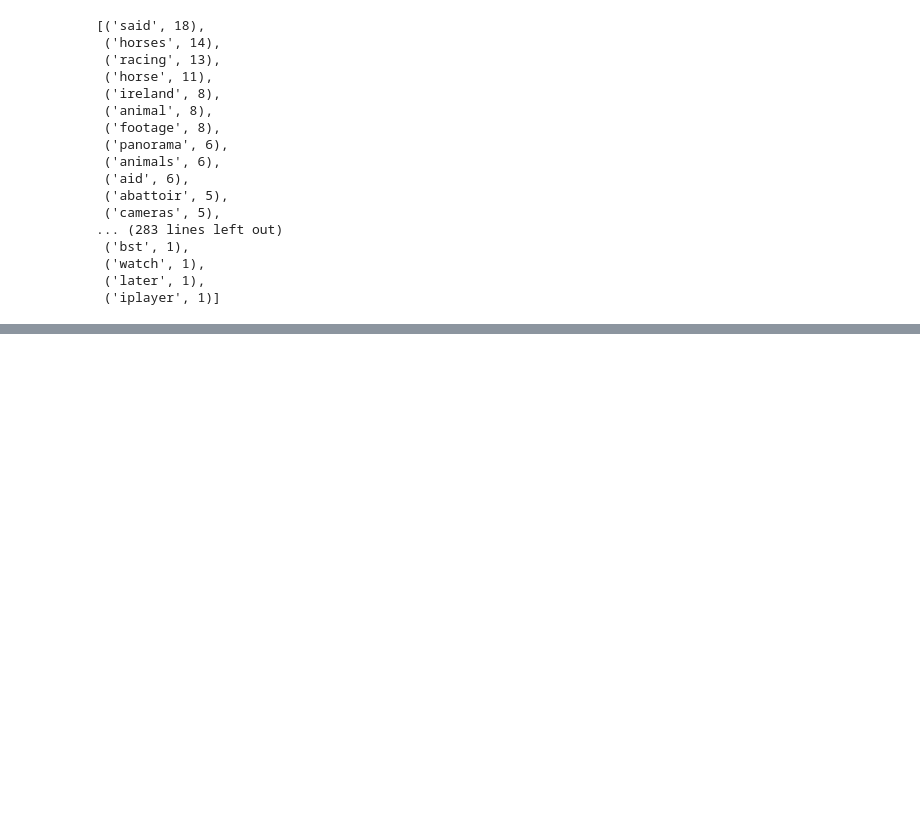
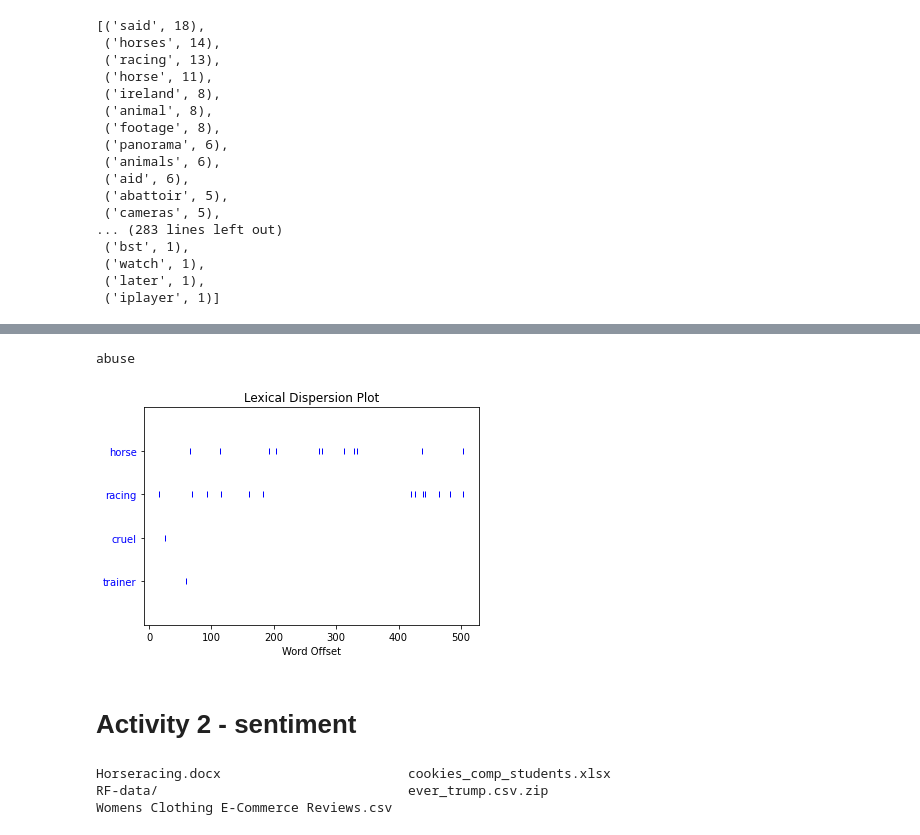
Before and after one commit to student-IH-labs-and-stuff/BCNDATA2022, a Jupyter notebook: ClassMaterials/Week8/sians_notebooks/nlp_taster_30May.ipynb, the cells around one changed output, grey strips where cells are left out. Drawn from its saved outputs; the diff is of its cells as text; code cells hidden in the pictures; blank space fills up the shorter version.

```diff
--- a/ClassMaterials/Week8/sians_notebooks/nlp_taster_30May.ipynb
+++ b/ClassMaterials/Week8/sians_notebooks/nlp_taster_30May.ipynb
@@ -144,0 +192,2 @@ porter = nltk.PorterStemmer()
+# %%
+textobject=Text(clean_text)
@@ -144,0 +218,16 @@ porter = nltk.PorterStemmer()
+# %%
+textobject.similar('aid') # look for similar words
+# %% [output]
+abuse
+# %%
+textobject.dispersion_plot(['horse','racing','cruel','trainer'])
+# %% [output]
+[figure, added]
+# %% [markdown]
+# Activity 2 - sentiment
+# %%
+ls
+# %% [output]
+Horseracing.docx                        cookies_comp_students.xlsx
+RF-data/                                ever_trump.csv.zip
+Womens Clothing E-Commerce Reviews.csv
```
Also changed, not shown: parts of 57 cells of this notebook, 1 other file.
